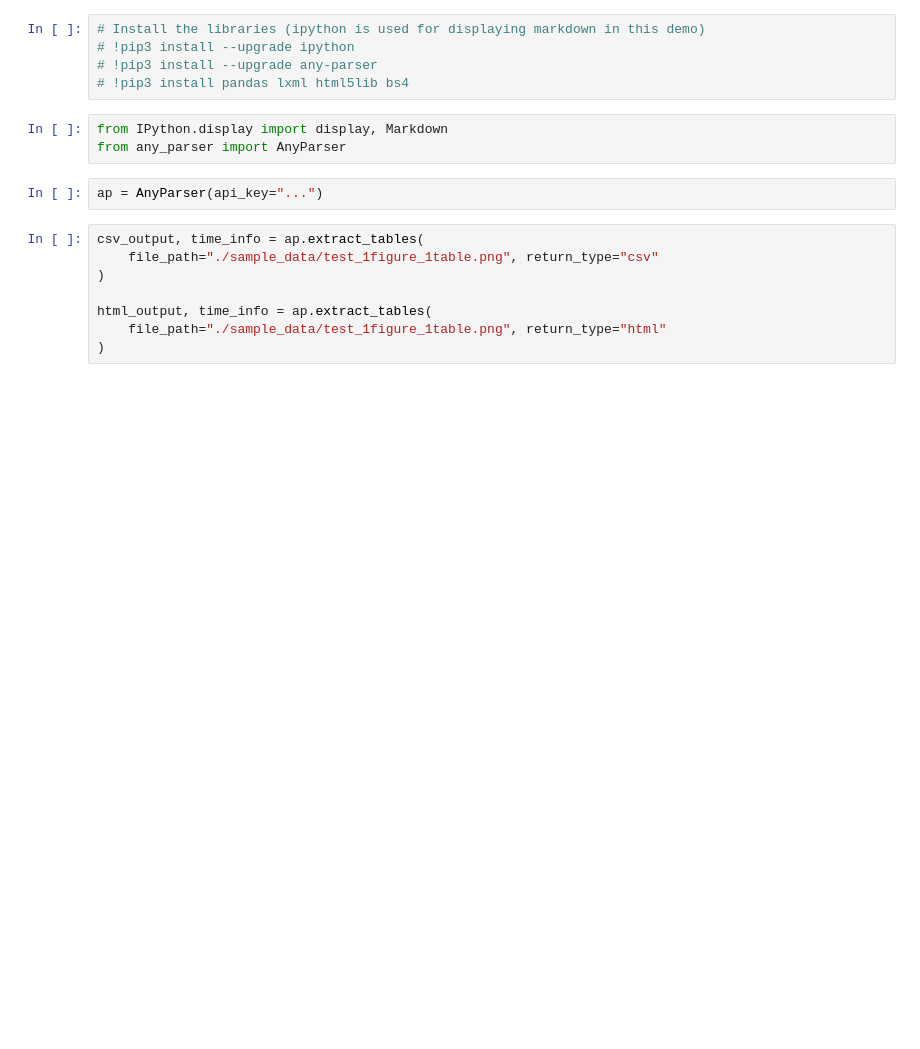
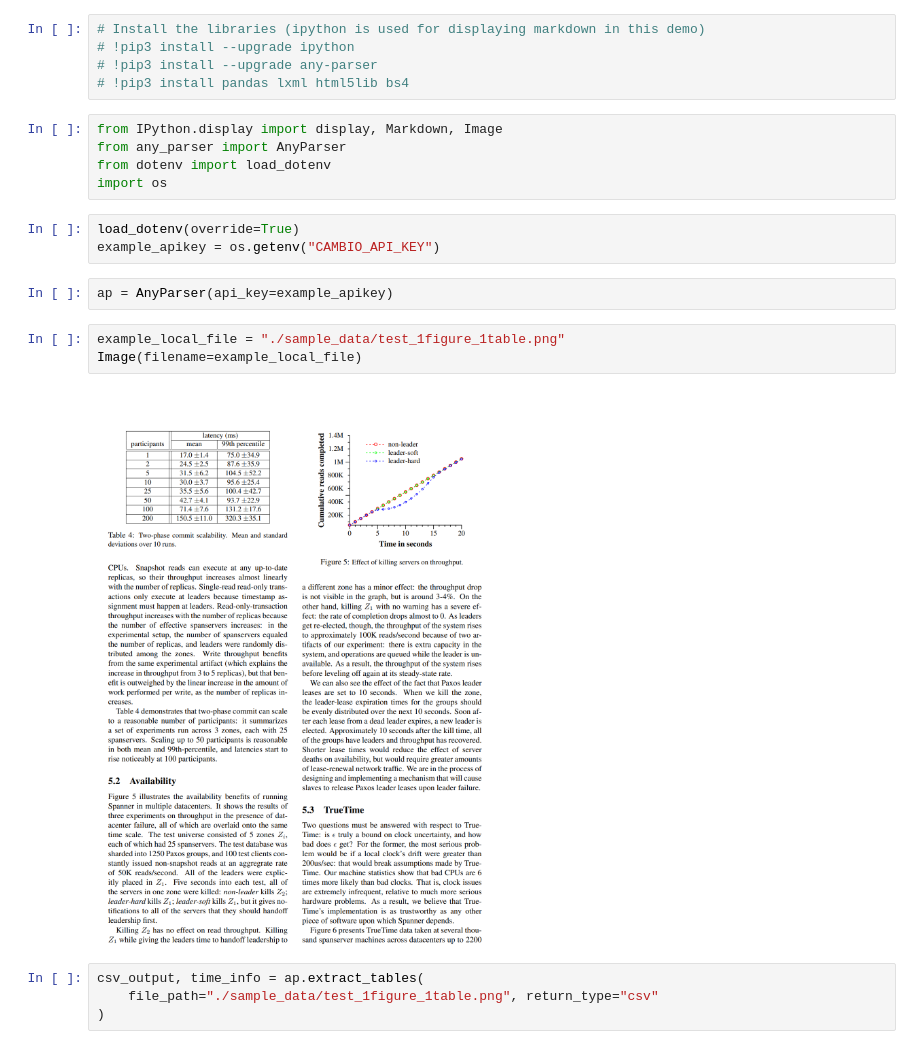
Before and after one commit to CambioML/any-parser, a Jupyter notebook: examples/extract_tables.ipynb, the cells around one changed output. Cells and saved outputs as stored; diff of their text form; blank space fills up the shorter version.

```diff
--- a/examples/extract_tables.ipynb
+++ b/examples/extract_tables.ipynb
@@ -4,15 +4,21 @@
 # !pip3 install --upgrade any-parser
 # !pip3 install pandas lxml html5lib bs4
 # %%
-from IPython.display import display, Markdown
+from IPython.display import display, Markdown, Image
 from any_parser import AnyParser
+from dotenv import load_dotenv
+import os
+# %%
+load_dotenv(override=True)
+example_apikey = os.getenv("CAMBIO_API_KEY")
 # %%
-ap = AnyParser(api_key="...")
+ap = AnyParser(api_key=example_apikey)
+# %%
+example_local_file = "./sample_data/test_1figure_1table.png"
+Image(filename=example_local_file)
+# %% [output]
+[figure, added]
 # %%
 csv_output, time_info = ap.extract_tables(
     file_path="./sample_data/test_1figure_1table.png", return_type="csv"
 )
-
-html_output, time_info = ap.extract_tables(
-    file_path="./sample_data/test_1figure_1table.png", return_type="html"
-)
```
Also changed, not shown: parts of 4 cells of this notebook, 19 other files.
